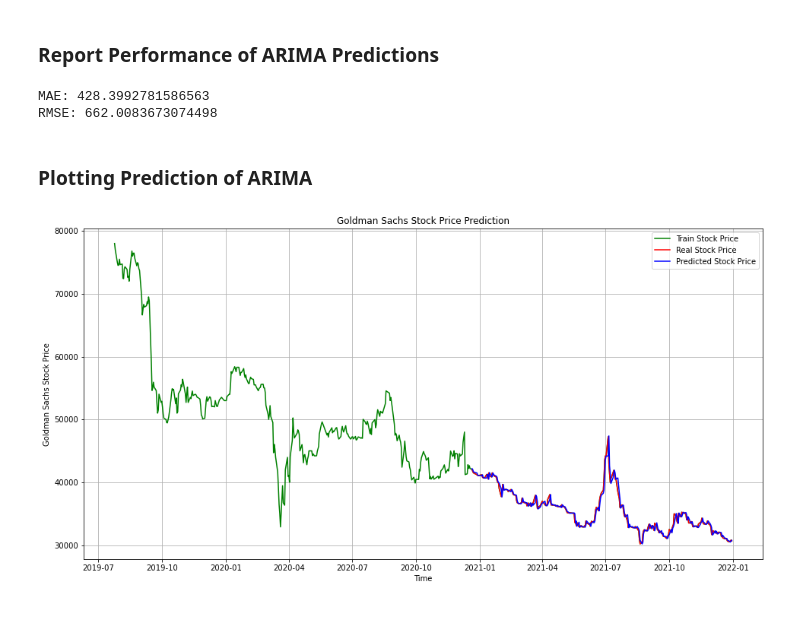
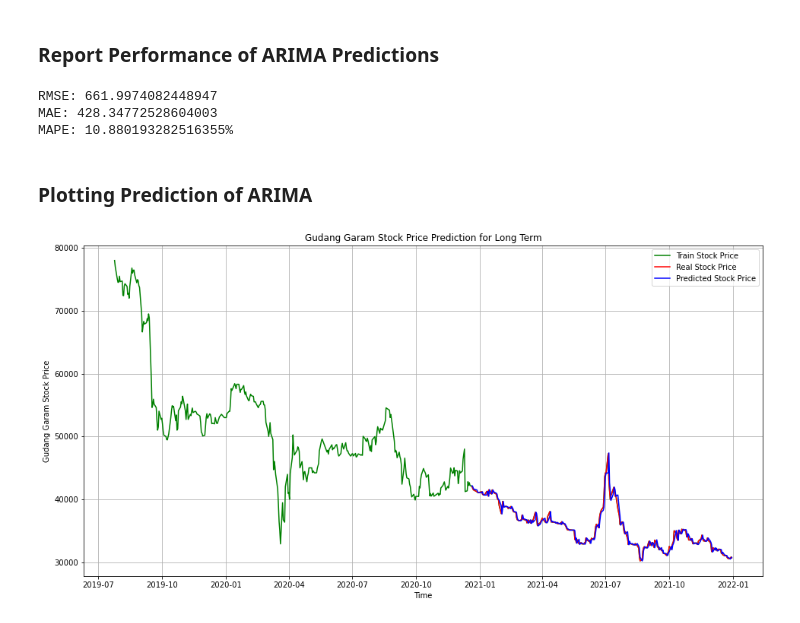
Before and after one commit to yoelagustinus/TugasAkhir, a Jupyter notebook: Stock Price Prediction ARIMA/Stock Price Prediction use ARIMA TA.ipynb, the cells around one changed output. Drawn from its saved outputs; the diff is of its cells as text; code cells hidden in the pictures.

```diff
--- a/Stock Price Prediction ARIMA/Stock Price Prediction use ARIMA TA.ipynb
+++ b/Stock Price Prediction ARIMA/Stock Price Prediction use ARIMA TA.ipynb
@@ -66,7 +72,7 @@ history = [x for x in train_arima]
 y = test_arima
 # make first prediction
 predictions = list()
-model = ARIMA(history, order=(1,1,0))
+model = ARIMA(history, order=(1,1,1))
 model_fit = model.fit(disp=0)
 yhat = model_fit.forecast()[0]
 predictions.append(yhat)
@@ -106,28 +112,29 @@ warnings.filterwarnings('ignore', 'statsmodels.tsa.arima_model.ARIMA',
 # %%
 # mse = mean_squared_error(y, predictions)
 # print('MSE: '+str(mse))
+rmse = math.sqrt(mean_squared_error(y, predictions))
+print('RMSE: '+str(rmse))
 mae = mean_absolute_error(y, predictions)
 print('MAE: '+str(mae))
-rmse = math.sqrt(mean_squared_error(y, predictions))
-print('RMSE: '+str(rmse))
-# mape = MAPE(test_data['Open'], predictions)
-# print('MAPE: '+str(mape))
+mape = math.sqrt(mean_absolute_percentage_error(y, predictions))
+print('MAPE: '+str(mape*100) + '%')
 # %% [output]
-MAE: 428.3992781586563
-RMSE: 662.0083673074498
+RMSE: 661.9974082448947
+MAE: 428.34772528604003
+MAPE: 10.880193282516355%
 # %% [markdown]
 ### Plotting Prediction of ARIMA
 # %%
 plt.figure(figsize=(16,8))
 plt.plot(data.index[-600:], data['Open'].tail(600), color='green', label = 'Train Stock Price')
 plt.plot(test_data.index, y, color = 'red', label = 'Real Stock Price')
 plt.plot(test_data.index, predictions, color = 'blue', label = 'Predicted Stock Price')
-plt.title('Goldman Sachs Stock Price Prediction')
+plt.title('Gudang Garam Stock Price Prediction for Long Term')
 plt.xlabel('Time')
-plt.ylabel('Goldman Sachs Stock Price')
+plt.ylabel('Gudang Garam Stock Price')
 plt.legend()
 plt.grid(True)
 plt.savefig('arima_model.pdf')
 plt.show()
 # %% [output]
-[figure, old version]
+[figure, new version]
```
Also changed, not shown: parts of 2 cells of this notebook, 3 other files.
